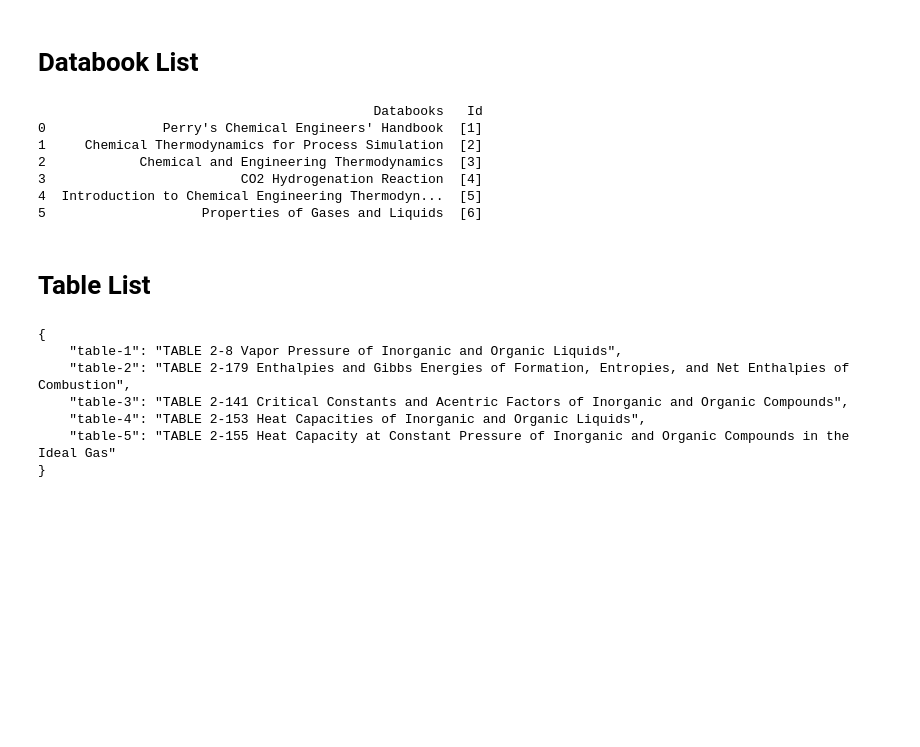
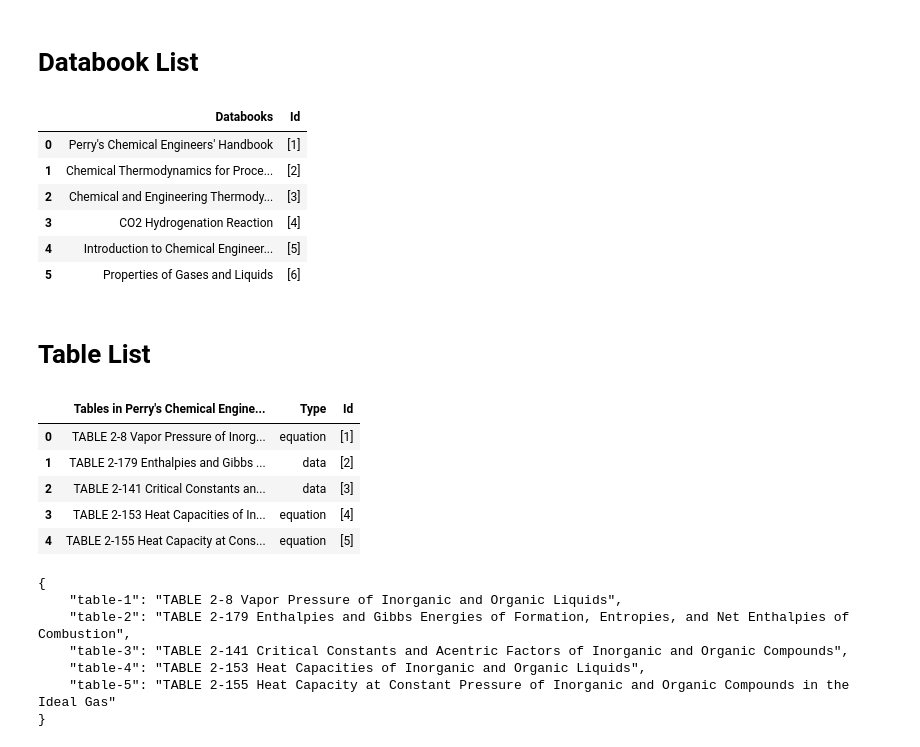
Before and after one commit to sinagilassi/PyThermoDB, a Jupyter notebook: notebooks/doc1.ipynb, the cells around one changed output. Saved outputs shown, nothing was run; the diff lists cells and outputs as text; code cells hidden in the pictures; blank space fills up the shorter version.

```diff
--- a/notebooks/doc1.ipynb
+++ b/notebooks/doc1.ipynb
@@ -31,17 +32,27 @@ tdb = ptdb.init()
 # Databook List
 # %%
 db_list = tdb.list_databooks()
-print(db_list)
+db_list
 # %% [output]
-                                           Databooks   Id
-0               Perry's Chemical Engineers' Handbook  [1]
-1     Chemical Thermodynamics for Process Simulation  [2]
-2            Chemical and Engineering Thermodynamics  [3]
-3                         CO2 Hydrogenation Reaction  [4]
-4  Introduction to Chemical Engineering Thermodyn...  [5]
-5                    Properties of Gases and Liquids  [6]
+|  | Databooks | Id |
+| 0 | Perry's Chemical Engineers' Handbook | [1] |
+| 1 | Chemical Thermodynamics for Proce... | [2] |
+| 2 | Chemical and Engineering Thermody... | [3] |
+| 3 | CO2 Hydrogenation Reaction | [4] |
+| 4 | Introduction to Chemical Engineer... | [5] |
+| 5 | Properties of Gases and Liquids | [6] |
 # %% [markdown]
 # Table List
+# %%
+tb_lists = tdb.list_tables("Perry's Chemical Engineers' Handbook")
+tb_lists
+# %% [output]
+|  | Tables in Perry's Chemical Engine... | Type | Id |
+| 0 | TABLE 2-8 Vapor Pressure of Inorg... | equation | [1] |
+| 1 | TABLE 2-179 Enthalpies and Gibbs ... | data | [2] |
+| 2 | TABLE 2-141 Critical Constants an... | data | [3] |
+| 3 | TABLE 2-153 Heat Capacities of In... | equation | [4] |
+| 4 | TABLE 2-155 Heat Capacity at Cons... | equation | [5] |
 # %%
 tb_lists = tdb.list_tables("Perry's Chemical Engineers' Handbook", res_format='json')
 print(tb_lists)
```
Also changed, not shown: parts of 23 cells of this notebook, 1 other file.
